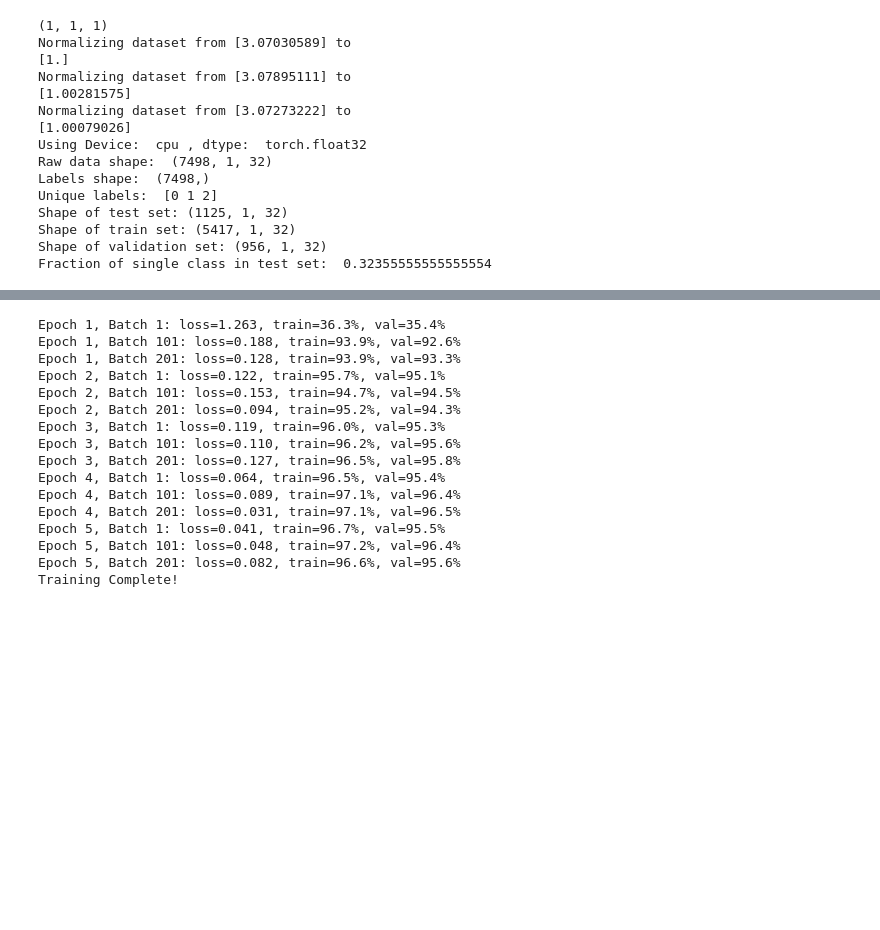
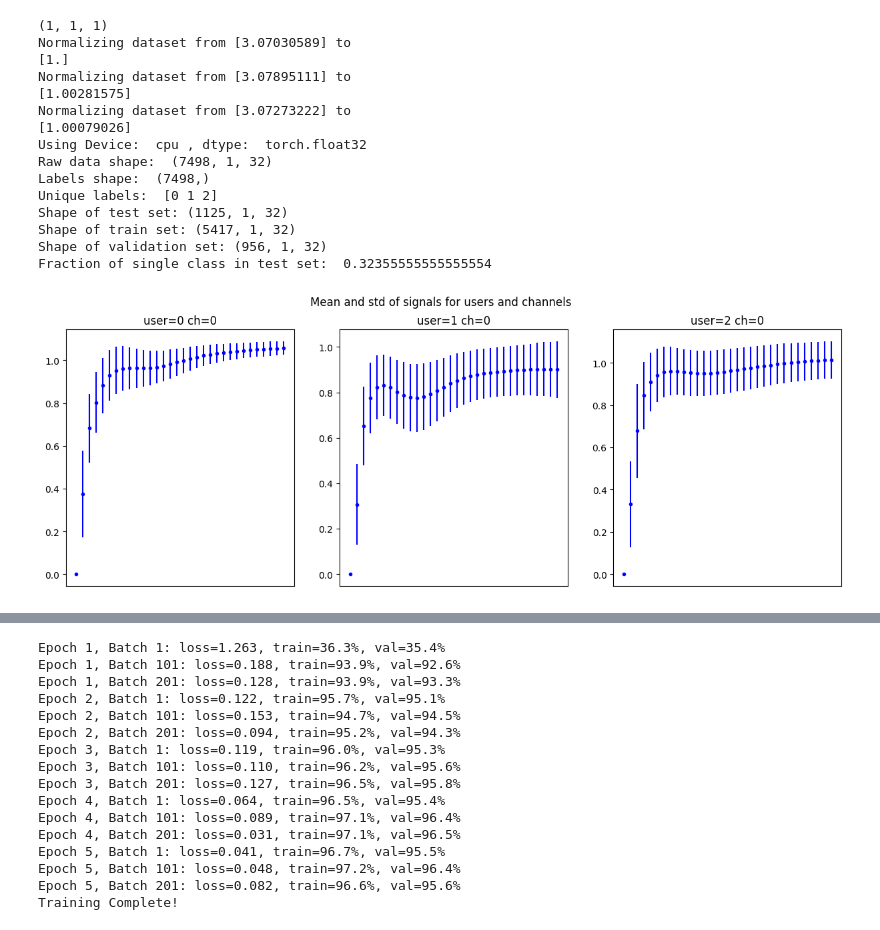
Before and after one commit to GuiMacielPereira/sensor_ML, a Jupyter notebook: data_processing/serious_pytorch.sync.ipynb, the cells around one changed output, grey strips where cells are left out. Saved outputs shown, nothing was run; the diff lists cells and outputs as text; code cells hidden in the pictures; blank space fills up the shorter version.

```diff
--- a/data_processing/serious_pytorch.sync.ipynb
+++ b/data_processing/serious_pytorch.sync.ipynb
@@ -74,26 +74,28 @@ class CNN_5(nn.Module):
 # %%
 dataPath = "./second_collection_triggs_rels_32.npz"
 S = SensorSignals(dataPath)
 S.split_data()
 S.norm_X()
 S.setup_tensors()
 S.print_shapes()
+S.plot_data()
 # %% [output]
 (1, 1, 1)
 Normalizing dataset from [3.07030589] to
 [1.]
 Normalizing dataset from [3.07895111] to
 [1.00281575]
 Normalizing dataset from [3.07273222] to
 [1.00079026]
 Using Device:  cpu , dtype:  torch.float32
 Raw data shape:  (7498, 1, 32)
 Labels shape:  (7498,)
 Unique labels:  [0 1 2]
 Shape of test set: (1125, 1, 32)
 Shape of train set: (5417, 1, 32)
 Shape of validation set: (956, 1, 32)
 Fraction of single class in test set:  0.32355555555555554
+[figure, added]
 # %%
 # for CNN_STANDARD
 # lr=5e-3, wd=1e-4
```
Also changed, not shown: parts of 7 cells of this notebook, 3 other files.
